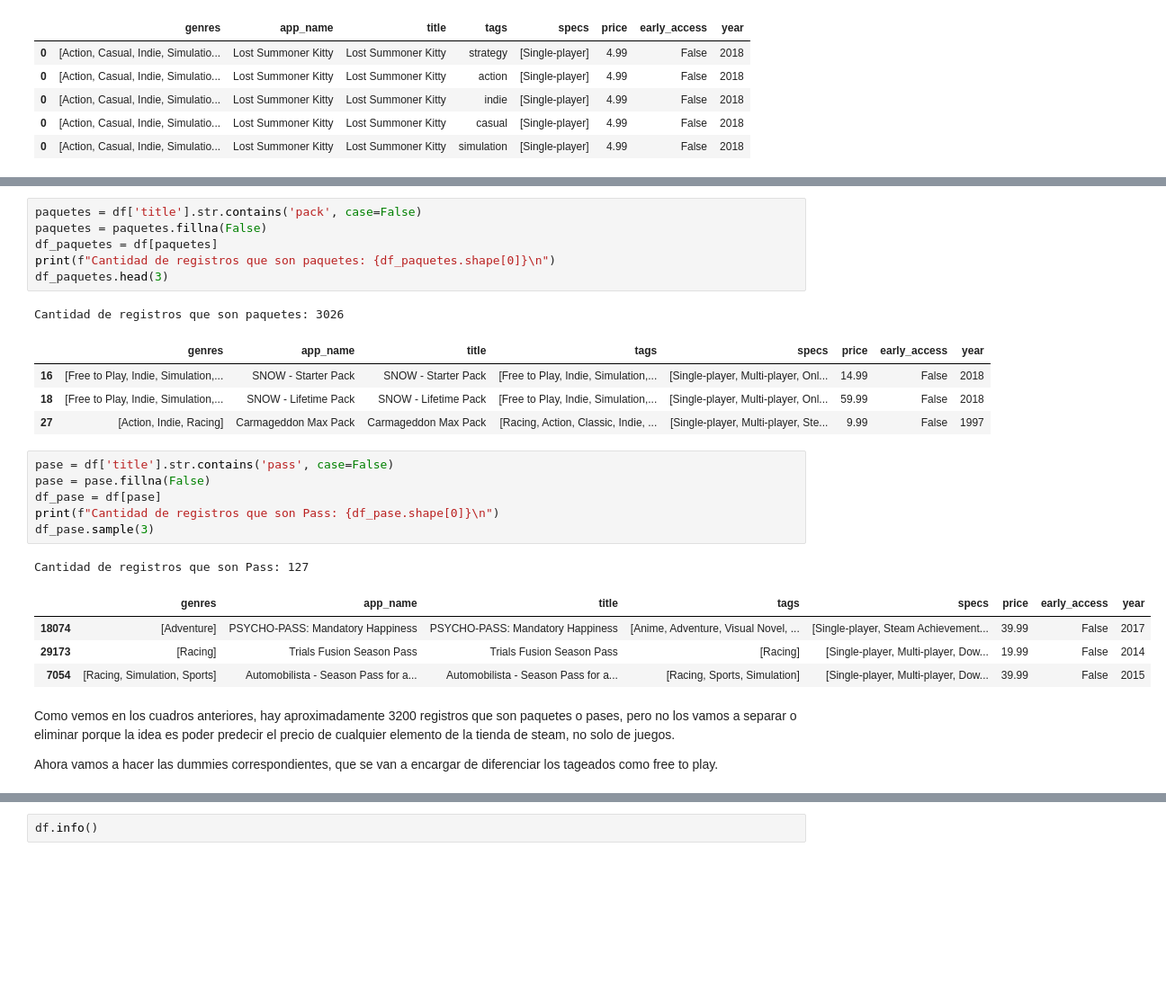
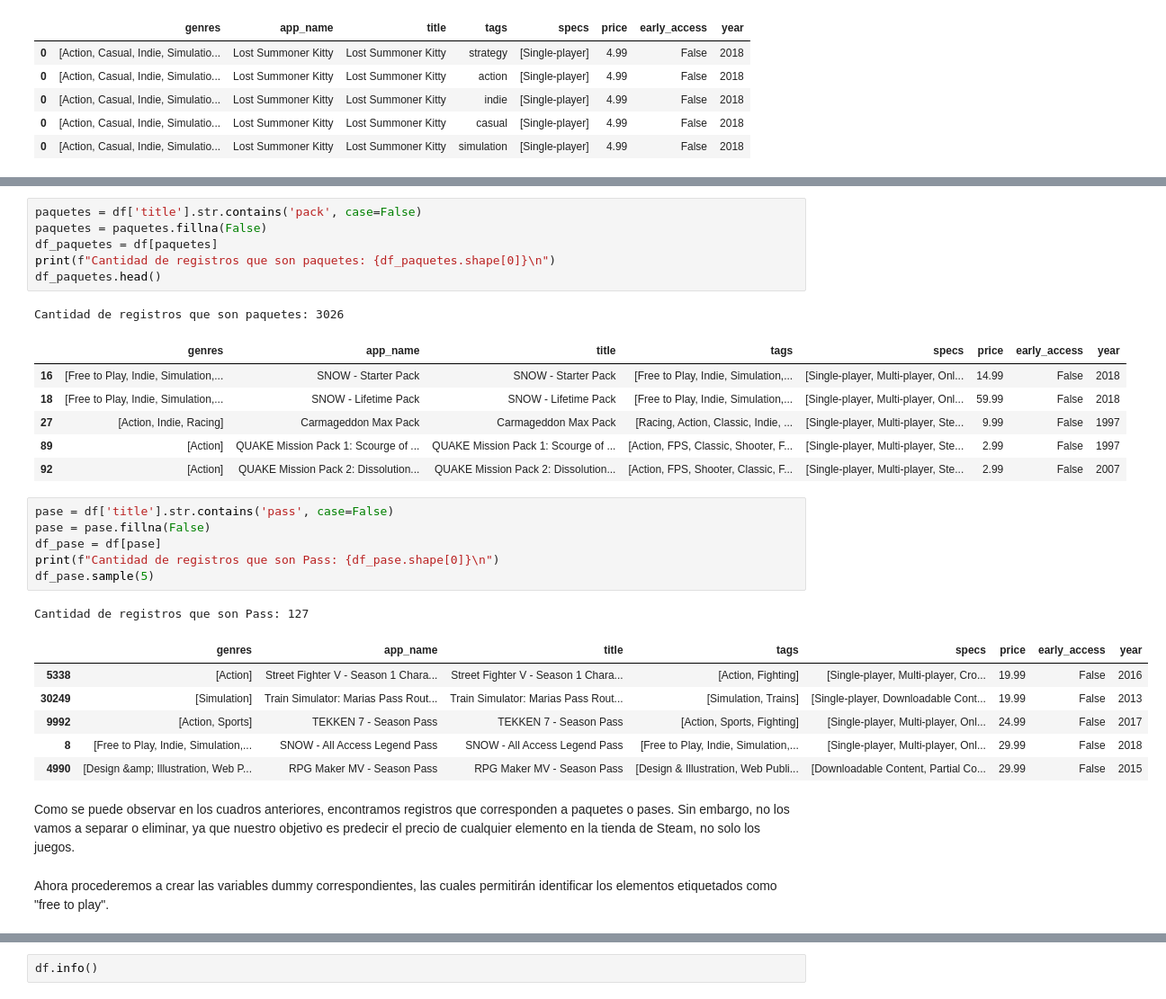
Before and after one commit to polsantis/Henry_Proyecto_Individual_1_PabloS, a Jupyter notebook: PI_ML_OPS_Pablo_ML_Data_finale.ipynb, the cells around one changed output, grey strips where cells are left out. Shown at 90% size. Saved outputs shown, nothing was run; the diff lists cells and outputs as text; blank space fills up the shorter version.

```diff
--- a/PI_ML_OPS_Pablo_ML_Data_copy.ipynb
+++ b/PI_ML_OPS_Pablo_ML_Data_finale.ipynb
@@ -437,27 +419,31 @@ paquetes = df['title'].str.contains('pack', case=False)
 paquetes = paquetes.fillna(False)
 df_paquetes = df[paquetes]
 print(f"Cantidad de registros que son paquetes: {df_paquetes.shape[0]}\n")
-df_paquetes.head(3)
+df_paquetes.head()
 # %% [output]
 Cantidad de registros que son paquetes: 3026
 |  | genres | app_name | title | tags | specs | price | early_access | year |
 | 16 | [Free to Play, Indie, Simulation,... | SNOW - Starter Pack | SNOW - Starter Pack | [Free to Play, Indie, Simulation,... | [Single-player, Multi-player, Onl... | 14.99 | False | 2018 |
 | 18 | [Free to Play, Indie, Simulation,... | SNOW - Lifetime Pack | SNOW - Lifetime Pack | [Free to Play, Indie, Simulation,... | [Single-player, Multi-player, Onl... | 59.99 | False | 2018 |
 | 27 | [Action, Indie, Racing] | Carmageddon Max Pack | Carmageddon Max Pack | [Racing, Action, Classic, Indie, ... | [Single-player, Multi-player, Ste... | 9.99 | False | 1997 |
+| 89 | [Action] | QUAKE Mission Pack 1: Scourge of ... | QUAKE Mission Pack 1: Scourge of ... | [Action, FPS, Classic, Shooter, F... | [Single-player, Multi-player, Ste... | 2.99 | False | 1997 |
+| 92 | [Action] | QUAKE Mission Pack 2: Dissolution... | QUAKE Mission Pack 2: Dissolution... | [Action, FPS, Shooter, Classic, F... | [Single-player, Multi-player, Ste... | 2.99 | False | 2007 |
 # %%
 pase = df['title'].str.contains('pass', case=False)
 pase = pase.fillna(False)
 df_pase = df[pase]
 print(f"Cantidad de registros que son Pass: {df_pase.shape[0]}\n")
-df_pase.sample(3)
+df_pase.sample(5)
 # %% [output]
 Cantidad de registros que son Pass: 127
 |  | genres | app_name | title | tags | specs | price | early_access | year |
-| 18074 | [Adventure] | PSYCHO-PASS: Mandatory Happiness | PSYCHO-PASS: Mandatory Happiness | [Anime, Adventure, Visual Novel, ... | [Single-player, Steam Achievement... | 39.99 | False | 2017 |
-| 29173 | [Racing] | Trials Fusion Season Pass | Trials Fusion Season Pass | [Racing] | [Single-player, Multi-player, Dow... | 19.99 | False | 2014 |
-| 7054 | [Racing, Simulation, Sports] | Automobilista - Season Pass for a... | Automobilista - Season Pass for a... | [Racing, Sports, Simulation] | [Single-player, Multi-player, Dow... | 39.99 | False | 2015 |
+| 5338 | [Action] | Street Fighter V - Season 1 Chara... | Street Fighter V - Season 1 Chara... | [Action, Fighting] | [Single-player, Multi-player, Cro... | 19.99 | False | 2016 |
+| 30249 | [Simulation] | Train Simulator: Marias Pass Rout... | Train Simulator: Marias Pass Rout... | [Simulation, Trains] | [Single-player, Downloadable Cont... | 19.99 | False | 2013 |
+| 9992 | [Action, Sports] | TEKKEN 7 - Season Pass | TEKKEN 7 - Season Pass | [Action, Sports, Fighting] | [Single-player, Multi-player, Onl... | 24.99 | False | 2017 |
+| 8 | [Free to Play, Indie, Simulation,... | SNOW - All Access Legend Pass | SNOW - All Access Legend Pass | [Free to Play, Indie, Simulation,... | [Single-player, Multi-player, Onl... | 29.99 | False | 2018 |
+| 4990 | [Design &amp; Illustration, Web P... | RPG Maker MV - Season Pass | RPG Maker MV - Season Pass | [Design & Illustration, Web Publi... | [Downloadable Content, Partial Co... | 29.99 | False | 2015 |
 # %% [markdown]
-Como vemos en los cuadros anteriores, hay aproximadamente 3200 registros que son paquetes o pases, pero no los vamos a separar o eliminar porque la idea es poder predecir el precio de cualquier elemento de la tienda de steam, no solo de juegos.
-
-Ahora vamos a hacer las dummies correspondientes, que se van a encargar de diferenciar los tageados como free to play.
+Como se puede observar en los cuadros anteriores, encontramos registros que corresponden a paquetes o pases. Sin embargo, no los vamos a separar o eliminar, ya que nuestro objetivo es predecir el precio de cualquier elemento en la tienda de Steam, no solo los juegos.
+# %% [markdown]
+Ahora procederemos a crear las variables dummy correspondientes, las cuales permitirán identificar los elementos etiquetados como "free to play".
 # %%
```
Also changed, not shown: parts of 46 cells of this notebook, 2 other files.
